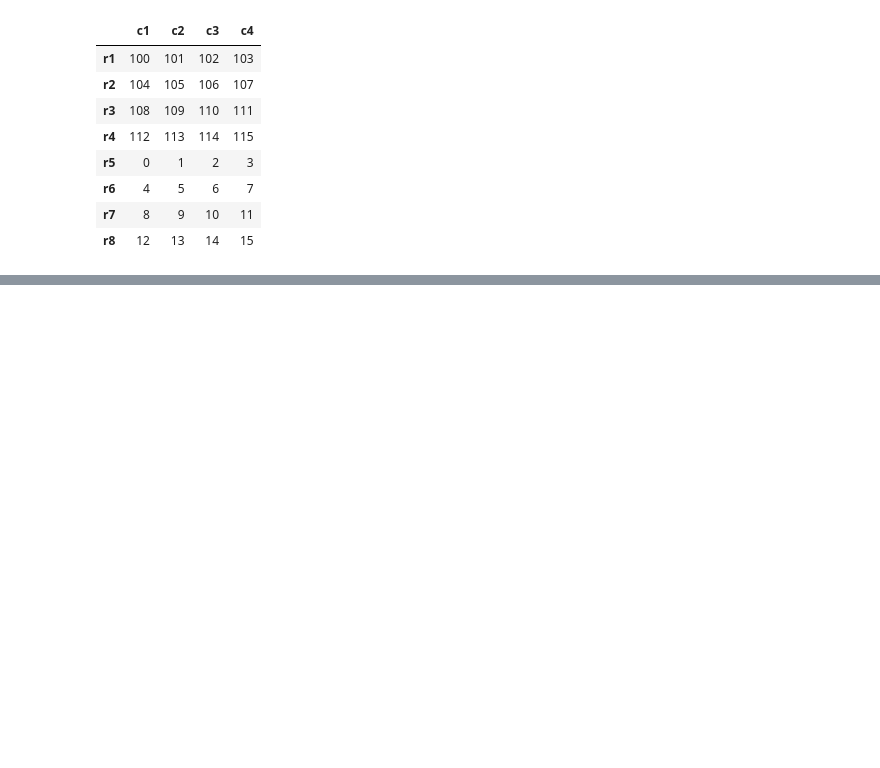
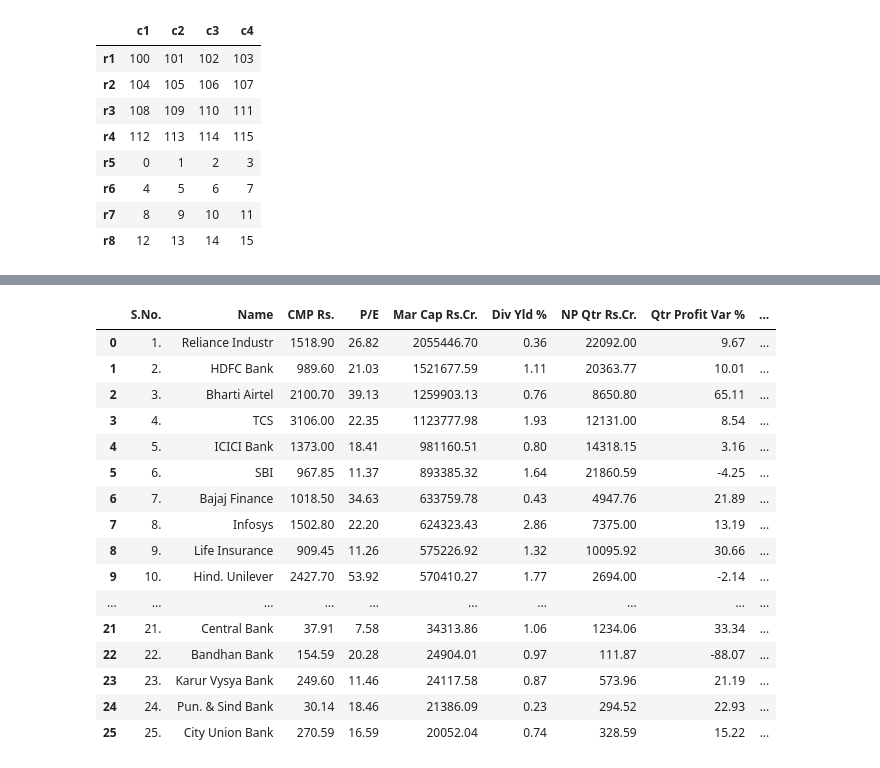
Before and after one commit to sunilsala88/batch34, a Jupyter notebook: 11_data analysis/pandas3.ipynb, the cells around one changed output, grey strips where cells are left out. Saved outputs shown, nothing was run; the diff lists cells and outputs as text; code cells hidden in the pictures; blank space fills up the shorter version.

```diff
--- a/11_data analysis/pandas3.ipynb
+++ b/11_data analysis/pandas3.ipynb
@@ -86,0 +129,20 @@ pd.concat([df5,df6])
+# %%
+pd.concat([data1,data2])
+# %% [output]
+|  | S.No. | Name | CMP Rs. | P/E | Mar Cap Rs.Cr. | Div Yld % | NP Qtr Rs.Cr. | Qtr Profit Var % | ... |
+| 0 | 1. | Reliance Industr | 1518.90 | 26.82 | 2055446.70 | 0.36 | 22092.00 | 9.67 | ... |
+| 1 | 2. | HDFC Bank | 989.60 | 21.03 | 1521677.59 | 1.11 | 20363.77 | 10.01 | ... |
+| 2 | 3. | Bharti Airtel | 2100.70 | 39.13 | 1259903.13 | 0.76 | 8650.80 | 65.11 | ... |
+| 3 | 4. | TCS | 3106.00 | 22.35 | 1123777.98 | 1.93 | 12131.00 | 8.54 | ... |
+| 4 | 5. | ICICI Bank | 1373.00 | 18.41 | 981160.51 | 0.80 | 14318.15 | 3.16 | ... |
+| 5 | 6. | SBI | 967.85 | 11.37 | 893385.32 | 1.64 | 21860.59 | -4.25 | ... |
+| 6 | 7. | Bajaj Finance | 1018.50 | 34.63 | 633759.78 | 0.43 | 4947.76 | 21.89 | ... |
+| 7 | 8. | Infosys | 1502.80 | 22.20 | 624323.43 | 2.86 | 7375.00 | 13.19 | ... |
+| 8 | 9. | Life Insurance | 909.45 | 11.26 | 575226.92 | 1.32 | 10095.92 | 30.66 | ... |
+| 9 | 10. | Hind. Unilever | 2427.70 | 53.92 | 570410.27 | 1.77 | 2694.00 | -2.14 | ... |
+| ... | ... | ... | ... | ... | ... | ... | ... | ... | ... |
+| 21 | 21. | Central Bank | 37.91 | 7.58 | 34313.86 | 1.06 | 1234.06 | 33.34 | ... |
+| 22 | 22. | Bandhan Bank | 154.59 | 20.28 | 24904.01 | 0.97 | 111.87 | -88.07 | ... |
+| 23 | 23. | Karur Vysya Bank | 249.60 | 11.46 | 24117.58 | 0.87 | 573.96 | 21.19 | ... |
+| 24 | 24. | Pun. & Sind Bank | 30.14 | 18.46 | 21386.09 | 0.23 | 294.52 | 22.93 | ... |
+| 25 | 25. | City Union Bank | 270.59 | 16.59 | 20052.04 | 0.74 | 328.59 | 15.22 | ... |
```
Also changed, not shown: parts of 4 cells of this notebook, 1 other file.
